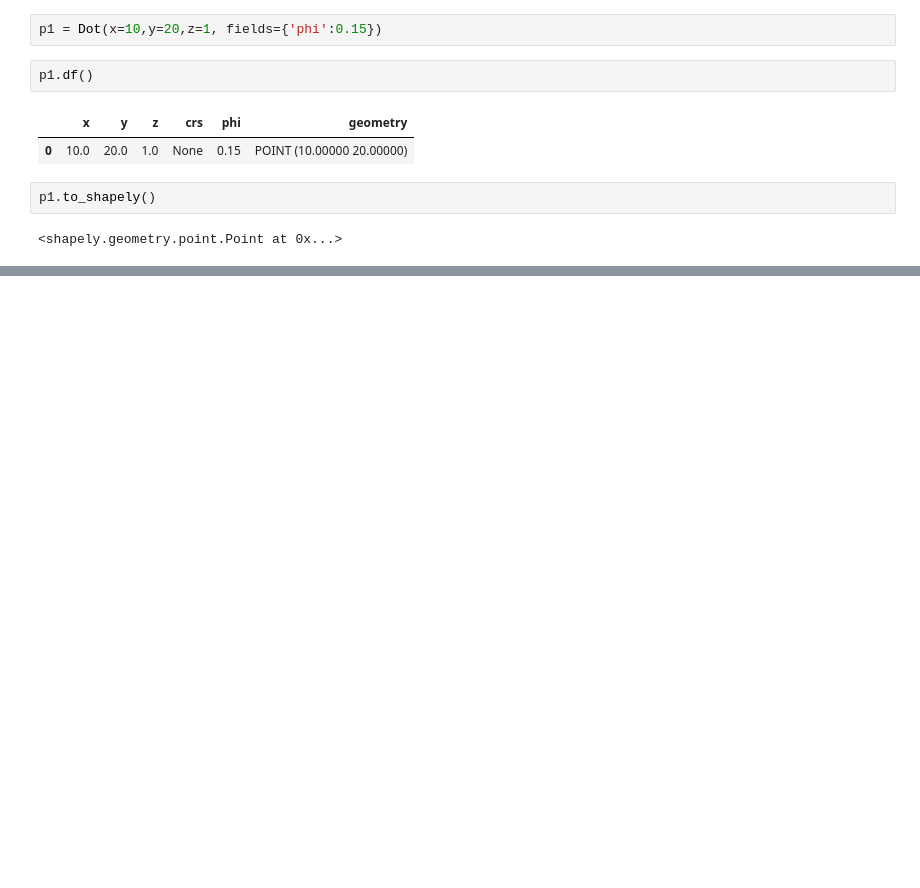
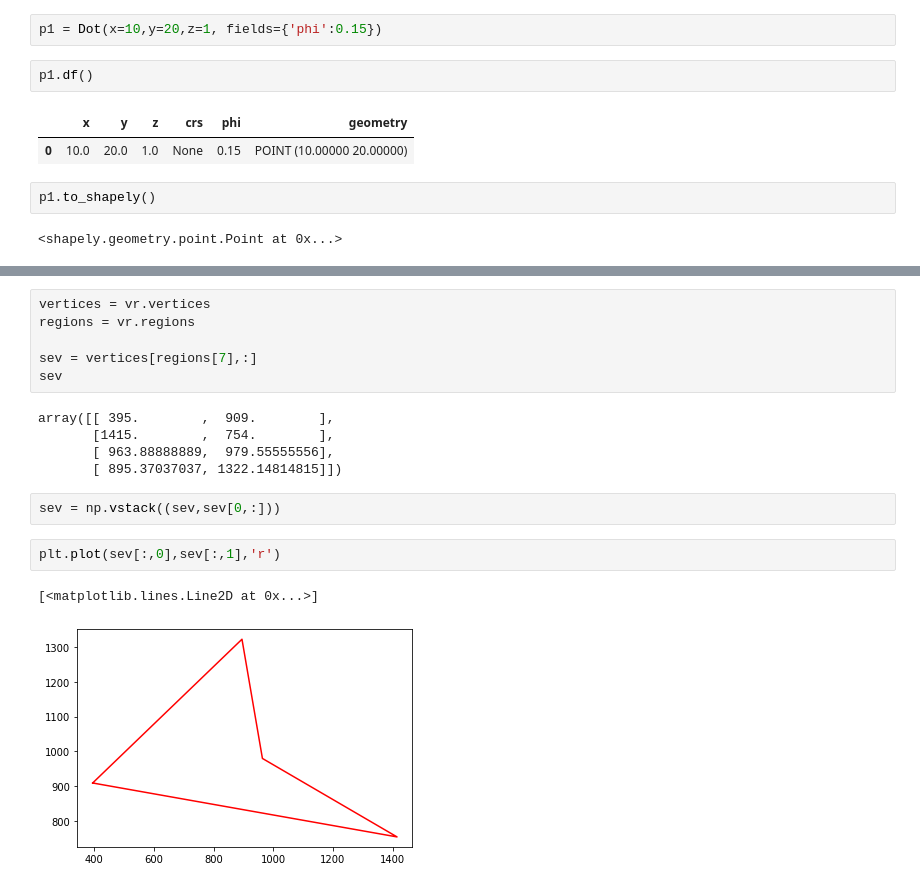
Before and after one commit to scuervo91/volumetricspy, a Jupyter notebook: docs/examples/3-Points/points.ipynb, the cells around one changed output, grey strips where cells are left out. Cells and saved outputs as stored; diff of their text form; blank space fills up the shorter version.

```diff
--- a/docs/examples/3-Points/points.ipynb
+++ b/docs/examples/3-Points/points.ipynb
@@ -15,0 +87,18 @@ p1.to_shapely()
+# %%
+vertices = vr.vertices
+regions = vr.regions
+
+sev = vertices[regions[7],:]
+sev
+# %% [output]
+array([[ 395.        ,  909.        ],
+       [1415.        ,  754.        ],
+       [ 963.88888889,  979.55555556],
+       [ 895.37037037, 1322.14814815]])
+# %%
+sev = np.vstack((sev,sev[0,:]))
+# %%
+plt.plot(sev[:,0],sev[:,1],'r')
+# %% [output]
+[<matplotlib.lines.Line2D at 0x...>]
+[figure, added]
```
Also changed, not shown: parts of 8 cells of this notebook, 5 other files.
